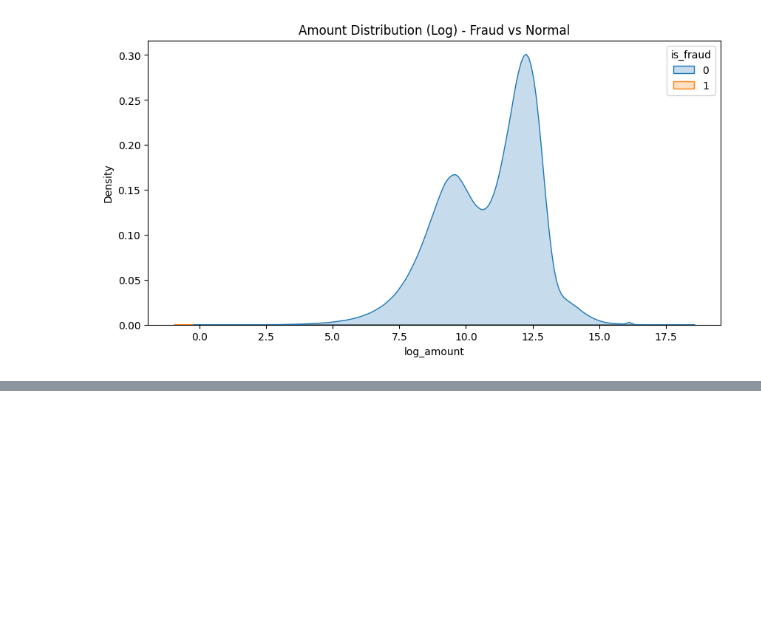
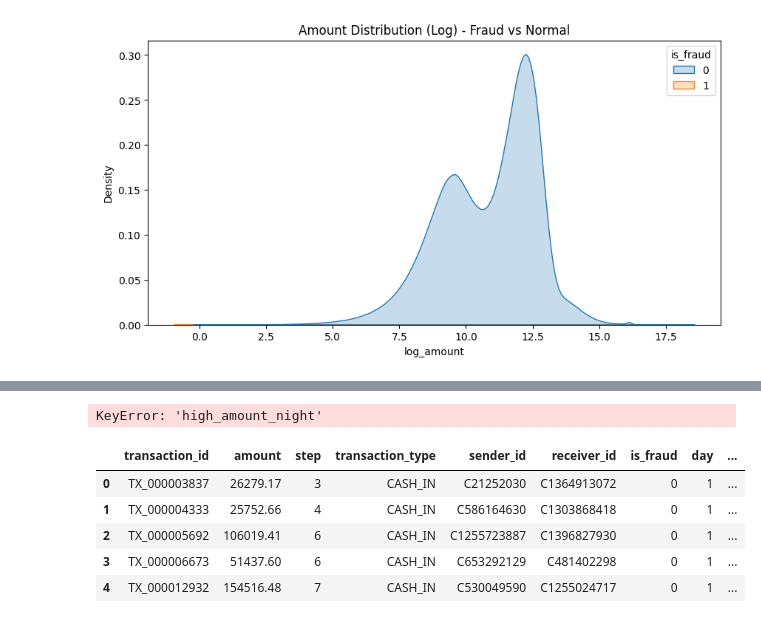
Before and after one commit to Crnkcbs/money_fraud, a Jupyter notebook: Mobile_Fraud_Analysis_Gamze.ipynb, the cells around one changed output, grey strips where cells are left out. Saved outputs shown, nothing was run; the diff lists cells and outputs as text; code cells hidden in the pictures; blank space fills up the shorter version.

```diff
--- a/Mobile_Fraud_Analysis_Gamze.ipynb
+++ b/Mobile_Fraud_Analysis_Gamze.ipynb
@@ -95,0 +113,30 @@ plt.show()
+# %%
+import pandas as pd
+from google.cloud import bigquery
+
+full_table_path = 'data426-group3.money_fraud.time_midnight_fraud_base'
+
+project_id = full_table_path.split('.')[0]
+
+client = bigquery.Client(project=project_id)
+
+query = f"""
+SELECT
+    transaction_id,
+    amount,
+    step,
+    transaction_type,
+    sender_id,
+    receiver_id,
+    is_fraud,
+    day,
+    hour,
+    is_night,
+    is_midnight,
+    is_late_night,
+    is_first_week,
+    is_first_half_month
+FROM `{full_table_path}`
+"""
+
+df = client.query(query).to_dataframe()
@@ -95,0 +191,4 @@ plt.show()
+# %%
+df.groupby('high_amount_night')['is_fraud'].mean()
+# %% [output]
+KeyError: 'high_amount_night'
@@ -95,0 +230,9 @@ plt.show()
+# %%
+df.head()
+# %% [output]
+|  | transaction_id | amount | step | transaction_type | sender_id | receiver_id | is_fraud | day | ... |
+| 0 | TX_000003837 | 26279.17 | 3 | CASH_IN | C21252030 | C1364913072 | 0 | 1 | ... |
+| 1 | TX_000004333 | 25752.66 | 4 | CASH_IN | C586164630 | C1303868418 | 0 | 1 | ... |
+| 2 | TX_000005692 | 106019.41 | 6 | CASH_IN | C1255723887 | C1396827930 | 0 | 1 | ... |
+| 3 | TX_000006673 | 51437.60 | 6 | CASH_IN | C653292129 | C481402298 | 0 | 1 | ... |
+| 4 | TX_000012932 | 154516.48 | 7 | CASH_IN | C530049590 | C1255024717 | 0 | 1 | ... |
```
Also changed, not shown: parts of 28 cells of this notebook.
